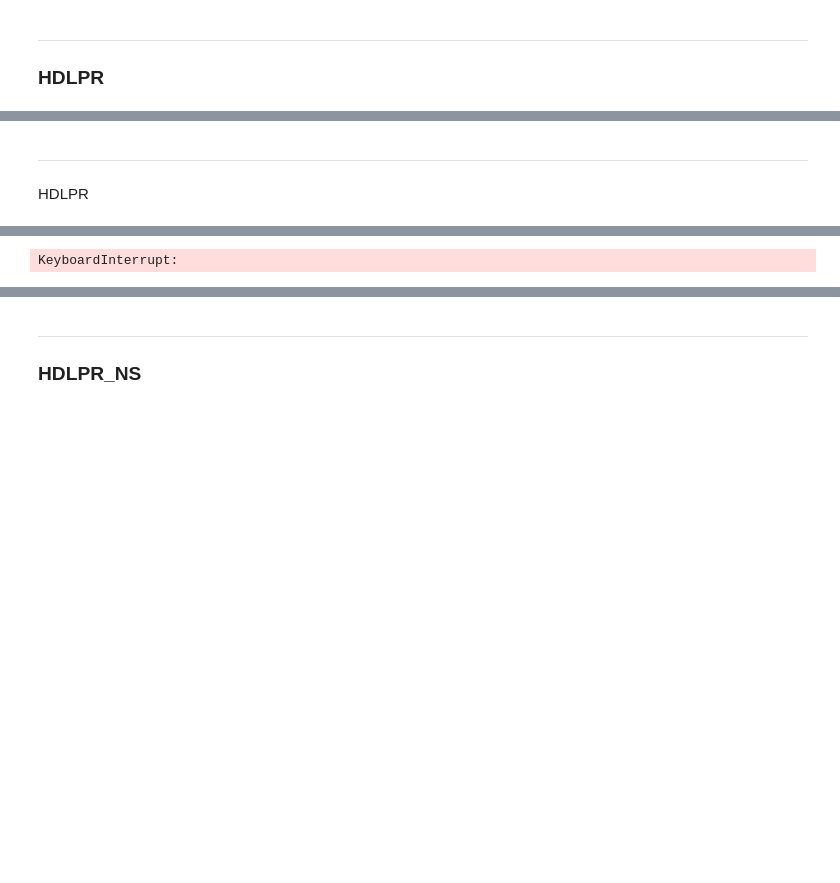
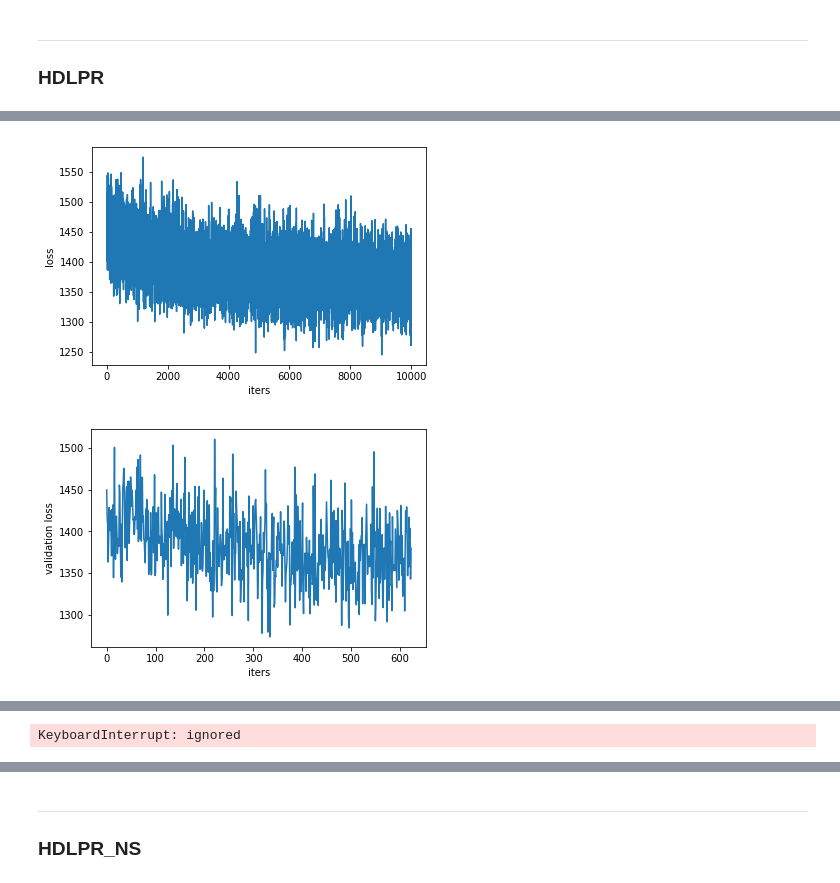
Before and after one commit to bobrovskayaa/learning-deep-learning, a Jupyter notebook: homeworks/journal-club/article_realization.ipynb, the cells around one changed output, grey strips where cells are left out. Drawn from its saved outputs; the diff is of its cells as text; code cells hidden in the pictures; blank space fills up the shorter version.

```diff
--- a/homeworks/journal-club/article_realization.ipynb
+++ b/homeworks/journal-club/article_realization.ipynb
@@ -327,23 +440,25 @@ class HDLPR_Loss(nn.Module):
 #         loss = triplet_loss
 
 #         return loss
-# %% [markdown]
-___________________
-HDLPR
 # %%
-experiment_title = 'delicious-HDLPR'
-experiment_name = "{}_{}".format(experiment_title, datetime.now().strftime("%d.%m.%Y-%H.%M.%S"))
-writer = SummaryWriter(log_dir=os.path.join("./logs", experiment_name))
+# experiment_title = 'delicious-HDLPR'
+# experiment_name = "{}_{}".format(experiment_title, datetime.now().strftime("%d.%m.%Y-%H.%M.%S"))
+# writer = SummaryWriter(log_dir=os.path.join("./logs", experiment_name))
 
 model_hdpr = HDLPR(n_items)
+model_hdpr = model_hdpr.to(device)
+
 criterion_hdpr = HDLPR_Loss()
 opt_hdpr = optim.SGD(model_hdpr.parameters(), lr = 0.005) #optim.Adam(model_hdpr.parameters(), lr=0.0002)
 # %%
-n_epochs = 5
-n_batches = 100 # train.shape[0] // BATCH_SIZE
+n_epochs = 20
+n_batches = train.shape[0] // BATCH_SIZE
 n_batches_val = val.shape[0] // BATCH_SIZE
-n_iters_total = 0
-n_iters_total_val = 0
+n_iters_total_2 = 0
+n_iters_total_val_2 = 0
+
+losses_2 = []
+losses_val_2 = []
 
 for epoch in range(n_epochs):
     running_loss = 0.
@@ -356,47 +471,64 @@ for epoch in range(n_epochs):
         )
 
         # forward
-        anchors_latent, anchors_final = model_hdpr(anchors_init)
+        user_latent, user_final = model_hdpr(anchors_init)
         pos_items_latent, pos_items_final = model_hdpr(pos_items_init)
-
         loss = criterion_hdpr(
             anchors_init, pos_items_init,
-            anchors_latent, pos_items_latent,
-            anchors_final, pos_items_final)
+            user_latent, pos_items_latent,
+            user_final, pos_items_final,
+            model_hdpr.parameters()
+        )
 
         # optimize
         opt_hdpr.zero_grad()
         loss.backward()
         opt_hdpr.step()
 
         running_loss += loss.item()
 
         # dump statistics
-        writer.add_scalar("train/loss", loss.item(), global_step=n_iters_total)
-        n_iters_total += 1
+        # writer.add_scalar("train/loss", loss.item(), global_step=n_iters_total)
+        losses_2.append(loss.item())
+        n_iters_total_2 += 1
 
     model_hdpr.eval()
     with torch.no_grad():
         for i in tqdm_notebook(range(n_batches_val)):
             # unpack batch
-            anchors_init, pos_items_init, neg_items_init = generate_model_input(
+            anchors_init, pos_items_init, _ = generate_model_input(
                 val, user_column, item_column
             )
 
             # forward
-            anchors_latent, anchors_final = model_hdpr(anchors_init)
+            user_latent, user_final = model_hdpr(anchors_init)
             pos_items_latent, pos_items_final = model_hdpr(pos_items_init)
-
             loss = criterion_hdpr(
                 anchors_init, pos_items_init,
-                anchors_latent, pos_items_latent,
-                anchors_final, pos_items_final)
+                user_latent, pos_items_latent,
+                user_final, pos_items_final,
+                model_hdpr.parameters()
+            )
 
             running_val_loss += loss.item()
 
             # dump statistics
-            writer.add_scalar("val/loss", loss.item(), global_step=n_iters_total_val)
-            n_iters_total_val += 1
+            # writer.add_scalar("val/loss", loss.item(), global_step=n_iters_total_val)
+            losses_val_2.append(loss.item())
+            n_iters_total_val_2 += 1
 
-    print("[epoch {}] loss: {:.3} val loss: {:.3}".format(epoch, running_loss / train.shape[0], running_val_loss / val.shape[0]))
+    clear_output(True)
+    plt.plot(losses_2)
+    plt.xlabel("iters")
+    plt.ylabel("loss");
+    plt.show()
+
+    plt.plot(losses_val_2)
+    plt.xlabel("iters")
+    plt.ylabel("validation loss");
+    plt.show()
+
+    print("[epoch {}] loss: {} val loss: {}".format(epoch, running_loss / n_batches, running_val_loss / n_batches_val))
 # %% [output]
+[figure, added]
+[figure, added]
@@ -403,2 +536,2 @@ for epoch in range(n_epochs):
 [interactive output not drawn]
-KeyboardInterrupt:
+KeyboardInterrupt: ignored
```
Also changed, not shown: parts of 58 cells of this notebook.
